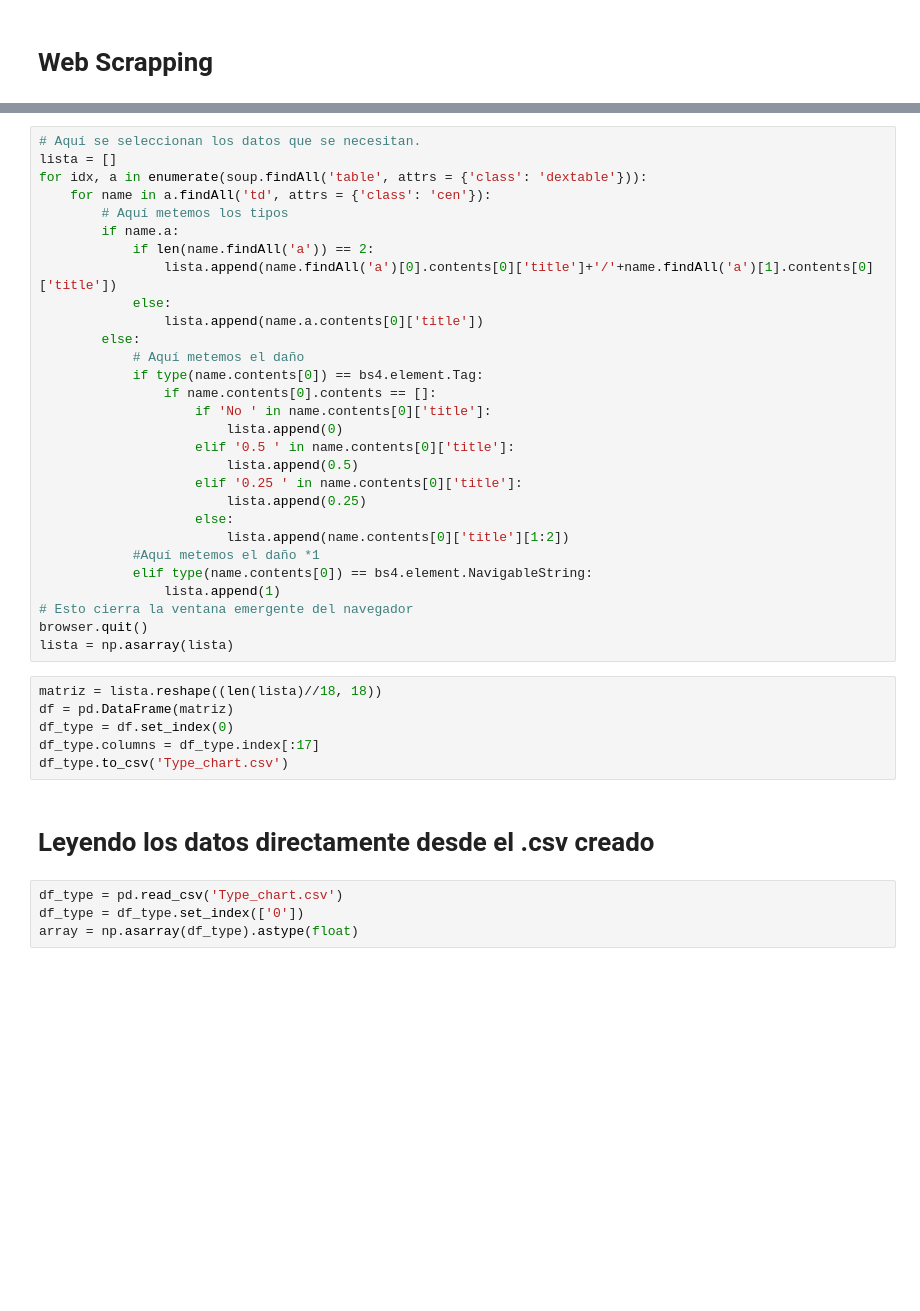
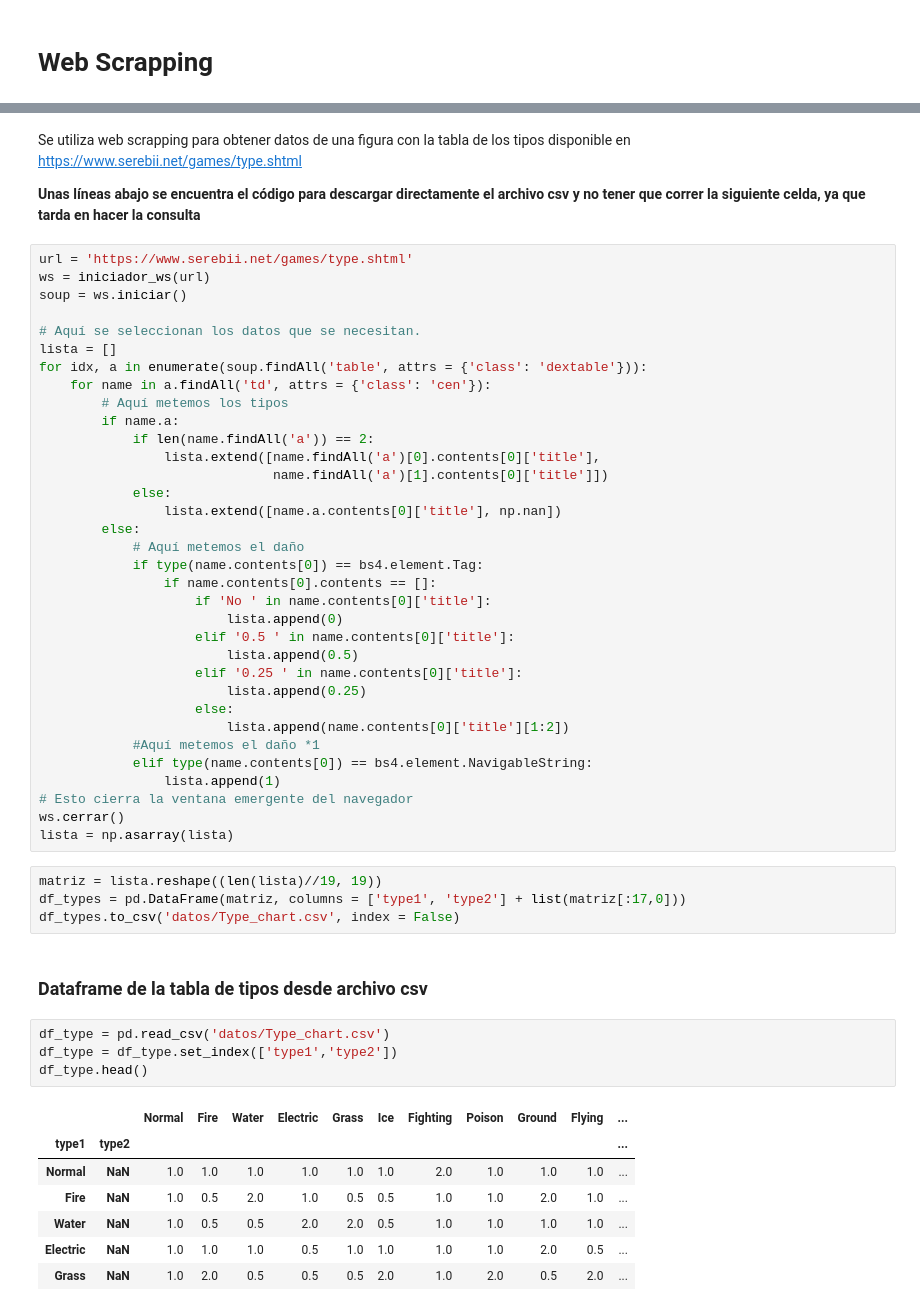
Before and after one commit to OscarAlvaradoM/Pokemon, a Jupyter notebook: Pokemon_estadisticas.ipynb, the cells around one changed output, grey strips where cells are left out. Cells and saved outputs as stored; diff of their text form; blank space fills up the shorter version.

```diff
--- a/Pokemon_estadisticas.ipynb
+++ b/Pokemon_estadisticas.ipynb
@@ -113,4 +83,12 @@ soup = BeautifulSoup(content)
+# %% [markdown]
+Se utiliza web scrapping para obtener datos de una figura con la tabla de los tipos disponible en https://www.serebii.net/games/type.shtml
+
+**Unas líneas abajo se encuentra el código para descargar directamente el archivo csv y no tener que correr la siguiente celda, ya que tarda en hacer la consulta**
 # %%
+url = 'https://www.serebii.net/games/type.shtml'
+ws = iniciador_ws(url)
+soup = ws.iniciar()
+
 # Aquí se seleccionan los datos que se necesitan.
 lista = []
 for idx, a in enumerate(soup.findAll('table', attrs = {'class': 'dextable'})):
@@ -118,9 +96,10 @@ for idx, a in enumerate(soup.findAll('table', attrs = {'class': 'dextable'})):
         # Aquí metemos los tipos
         if name.a:
             if len(name.findAll('a')) == 2:
-                lista.append(name.findAll('a')[0].contents[0]['title']+'/'+name.findAll('a')[1].contents[0]['title'])
+                lista.extend([name.findAll('a')[0].contents[0]['title'],
+                              name.findAll('a')[1].contents[0]['title']])
             else:
-                lista.append(name.a.contents[0]['title'])
+                lista.extend([name.a.contents[0]['title'], np.nan])
         else:
             # Aquí metemos el daño
             if type(name.contents[0]) == bs4.element.Tag:
@@ -137,18 +116,24 @@ for idx, a in enumerate(soup.findAll('table', attrs = {'class': 'dextable'})):
             elif type(name.contents[0]) == bs4.element.NavigableString:
                 lista.append(1)
 # Esto cierra la ventana emergente del navegador
-browser.quit()
+ws.cerrar()
 lista = np.asarray(lista)
 # %%
-matriz = lista.reshape((len(lista)//18, 18))
-df = pd.DataFrame(matriz)
-df_type = df.set_index(0)
-df_type.columns = df_type.index[:17]
-df_type.to_csv('Type_chart.csv')
+matriz = lista.reshape((len(lista)//19, 19))
+df_types = pd.DataFrame(matriz, columns = ['type1', 'type2'] + list(matriz[:17,0]))
+df_types.to_csv('datos/Type_chart.csv', index = False)
-# %% [markdown]
-# Leyendo los datos directamente desde el .csv creado
+# %% [markdown]
+### Dataframe de la tabla de tipos desde archivo csv
 # %%
-df_type = pd.read_csv('Type_chart.csv')
-df_type = df_type.set_index(['0'])
-array = np.asarray(df_type).astype(float)
+df_type = pd.read_csv('datos/Type_chart.csv')
+df_type = df_type.set_index(['type1','type2'])
+df_type.head()
+# %% [output]
+|  |  | Normal | Fire | Water | Electric | Grass | Ice | Fighting | Poison | Ground | Flying | ... |
+| type1 | type2 |  |  |  |  |  |  |  |  |  |  | ... |
+| Normal | NaN | 1.0 | 1.0 | 1.0 | 1.0 | 1.0 | 1.0 | 2.0 | 1.0 | 1.0 | 1.0 | ... |
+| Fire | NaN | 1.0 | 0.5 | 2.0 | 1.0 | 0.5 | 0.5 | 1.0 | 1.0 | 2.0 | 1.0 | ... |
+| Water | NaN | 1.0 | 0.5 | 0.5 | 2.0 | 2.0 | 0.5 | 1.0 | 1.0 | 1.0 | 1.0 | ... |
+| Electric | NaN | 1.0 | 1.0 | 1.0 | 0.5 | 1.0 | 1.0 | 1.0 | 1.0 | 2.0 | 0.5 | ... |
+| Grass | NaN | 1.0 | 2.0 | 0.5 | 0.5 | 0.5 | 2.0 | 1.0 | 2.0 | 0.5 | 2.0 | ... |
 # %%
```
Also changed, not shown: parts of 33 cells of this notebook.
